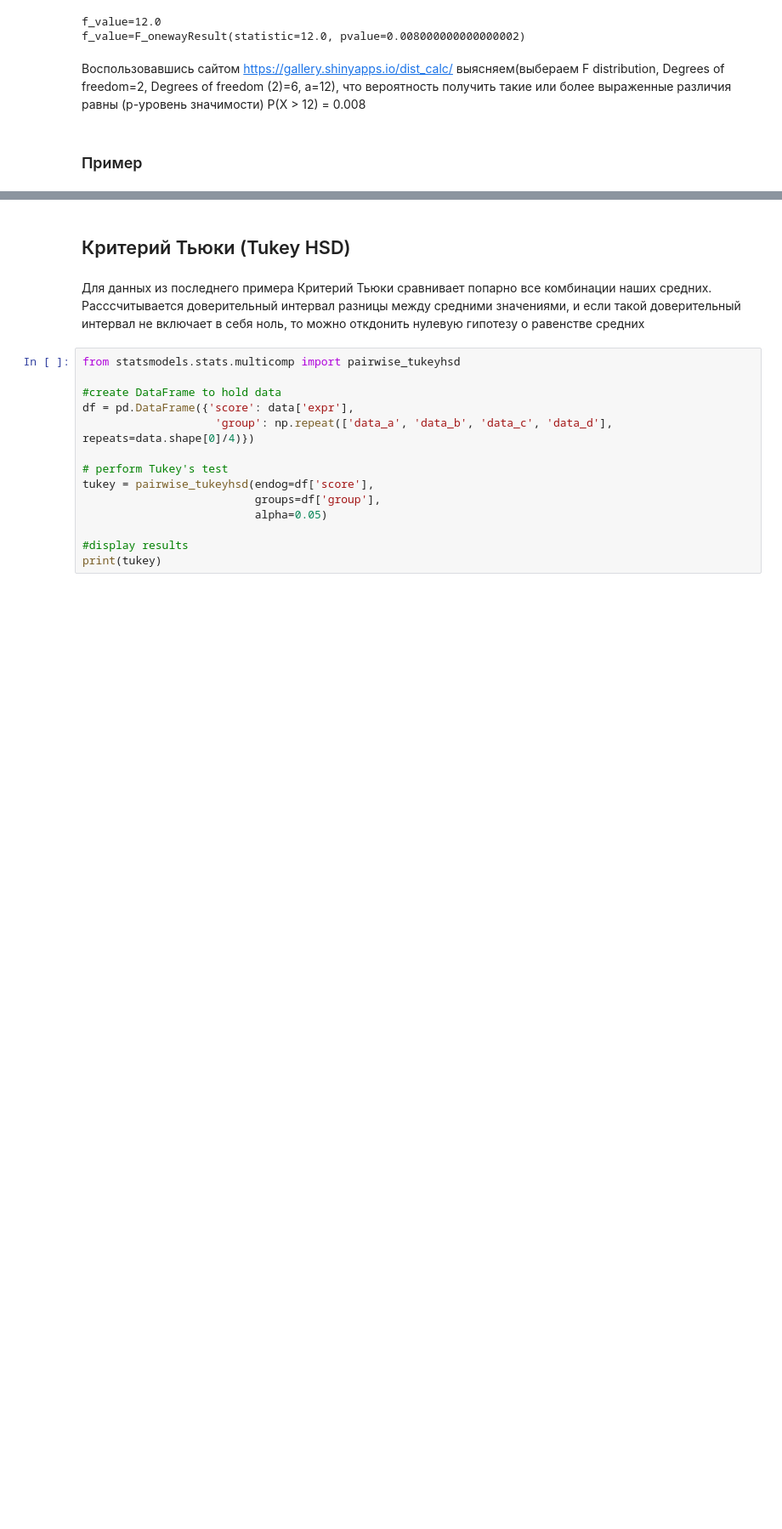
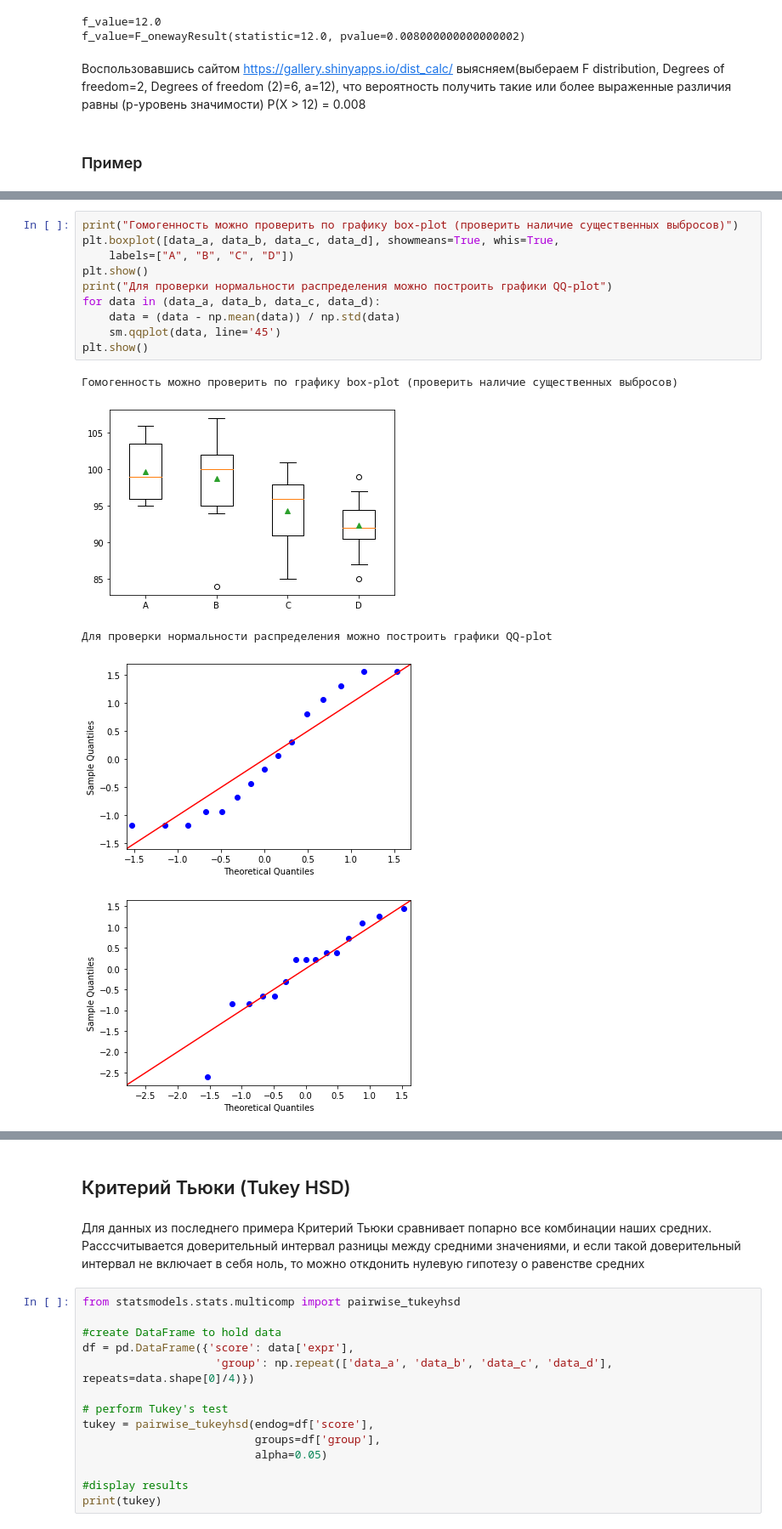
Before and after one commit to rufous86/studies, a Jupyter notebook: statistics_basics2(compare_means).ipynb, the cells around one changed output, grey strips where cells are left out. Shown at 85% size. Drawn from its saved outputs; the diff is of its cells as text; blank space fills up the shorter version.

```diff
--- a/statistics_basics2(compare_means).ipynb
+++ b/statistics_basics2(compare_means).ipynb
@@ -226,0 +235,16 @@ F_onewayResult(statistic=8.03730248114399, pvalue=0.00015249722895229536)
+# %%
+print("Гомогенность можно проверить по графику box-plot (проверить наличие существенных выбросов)")
+plt.boxplot([data_a, data_b, data_c, data_d], showmeans=True, whis=True,
+    labels=["A", "B", "C", "D"])
+plt.show()
+print("Для проверки нормальности распределения можно построить графики QQ-plot")
+for data in (data_a, data_b, data_c, data_d):
+    data = (data - np.mean(data)) / np.std(data)
+    sm.qqplot(data, line='45')
+plt.show()
+# %% [output]
+Гомогенность можно проверить по графику box-plot (проверить наличие существенных выбросов)
+[figure, added]
+Для проверки нормальности распределения можно построить графики QQ-plot
+[figure, added]
+[figure, added]
```
Also changed, not shown: parts of 5 cells of this notebook.
